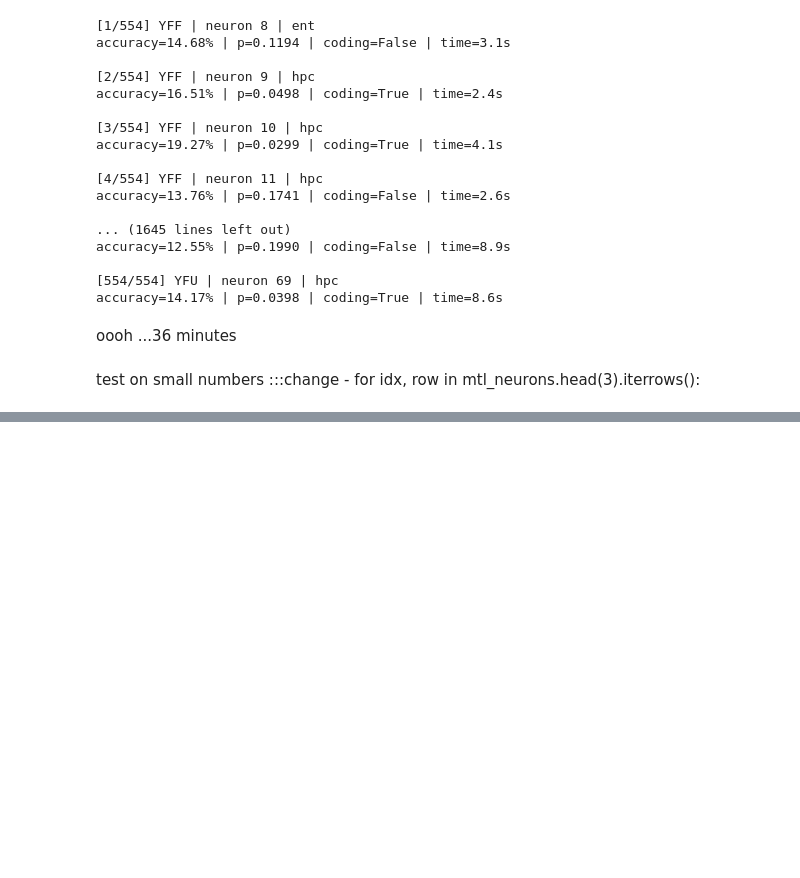
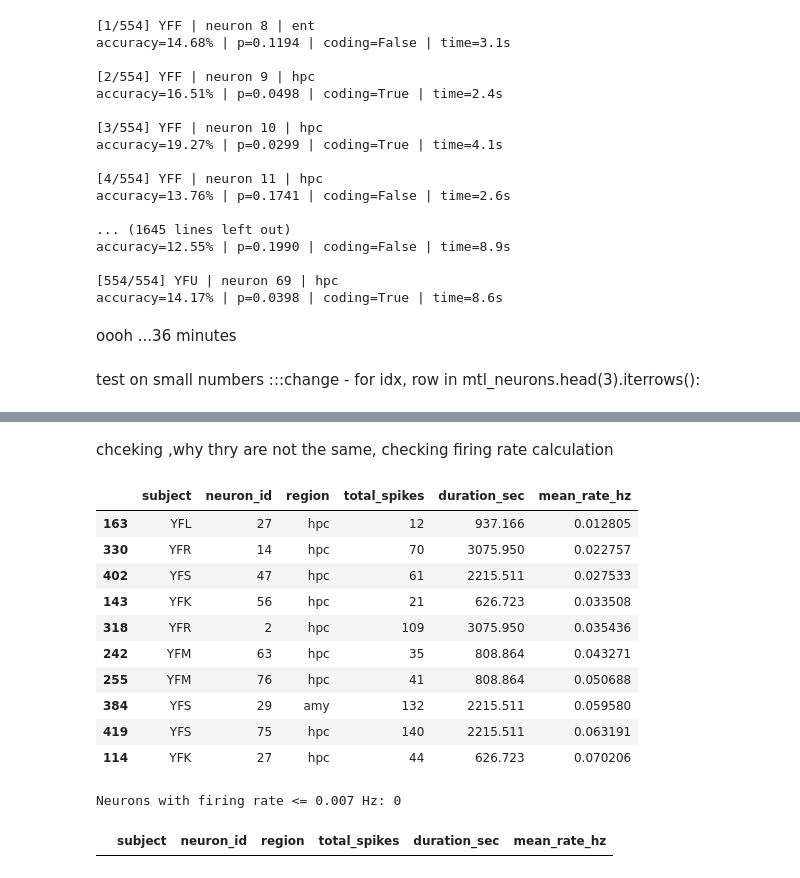
Before and after one commit to Shafiq-Abdu/number-simplex-reproduction, a Jupyter notebook: notebooks/02_arithmetic_spike_anlyse.ipynb, the cells around one changed output, grey strips where cells are left out. Drawn from its saved outputs; the diff is of its cells as text; code cells hidden in the pictures; blank space fills up the shorter version.

```diff
--- a/notebooks/02_arithmetic_spike_anlyse.ipynb
+++ b/notebooks/02_arithmetic_spike_anlyse.ipynb
@@ -3366,0 +4326,67 @@ test on small numbers :::change -  for idx, row in mtl_neurons.head(3).iterrows(
+# %% [markdown]
+chceking ,why thry are not the same, checking firing rate calculation
+# %%
+firing_rate_rows = []
+
+for _, row in mtl_neurons.iterrows():
+
+    subject = row["subject"]
+    neuron_id = int(row["neuron_id"])
+    region = row["region"]
+
+    spikes = all_subject_data[subject]["spikes"]
+
+    # Total spikes for this neuron
+    total_spikes = spikes[
+        neuron_id, :
+    ].sum()
+
+    # Recording duration in seconds
+    duration_sec = spikes.shape[1] / 1000.0
+
+    mean_rate_hz = (
+        float(total_spikes) / duration_sec
+    )
+
+    firing_rate_rows.append({
+        "subject": subject,
+        "neuron_id": neuron_id,
+        "region": region,
+        "total_spikes": int(total_spikes),
+        "duration_sec": duration_sec,
+        "mean_rate_hz": mean_rate_hz
+    })
+
+firing_rates = pd.DataFrame(
+    firing_rate_rows
+)
+# %%
+firing_rates.sort_values(
+    "mean_rate_hz"
+).head(10)
+# %% [output]
+|  | subject | neuron_id | region | total_spikes | duration_sec | mean_rate_hz |
+| 163 | YFL | 27 | hpc | 12 | 937.166 | 0.012805 |
+| 330 | YFR | 14 | hpc | 70 | 3075.950 | 0.022757 |
+| 402 | YFS | 47 | hpc | 61 | 2215.511 | 0.027533 |
+| 143 | YFK | 56 | hpc | 21 | 626.723 | 0.033508 |
+| 318 | YFR | 2 | hpc | 109 | 3075.950 | 0.035436 |
+| 242 | YFM | 63 | hpc | 35 | 808.864 | 0.043271 |
+| 255 | YFM | 76 | hpc | 41 | 808.864 | 0.050688 |
+| 384 | YFS | 29 | amy | 132 | 2215.511 | 0.059580 |
+| 419 | YFS | 75 | hpc | 140 | 2215.511 | 0.063191 |
+| 114 | YFK | 27 | hpc | 44 | 626.723 | 0.070206 |
+# %%
+low_rate = firing_rates[
+    firing_rates["mean_rate_hz"] <= 0.007
+]
+
+print(
+    "Neurons with firing rate <= 0.007 Hz:",
+    len(low_rate)
+)
+
+low_rate
+# %% [output]
+Neurons with firing rate <= 0.007 Hz: 0
+|  | subject | neuron_id | region | total_spikes | duration_sec | mean_rate_hz |
```
Also changed, not shown: parts of 50 cells of this notebook, 1 other file.
